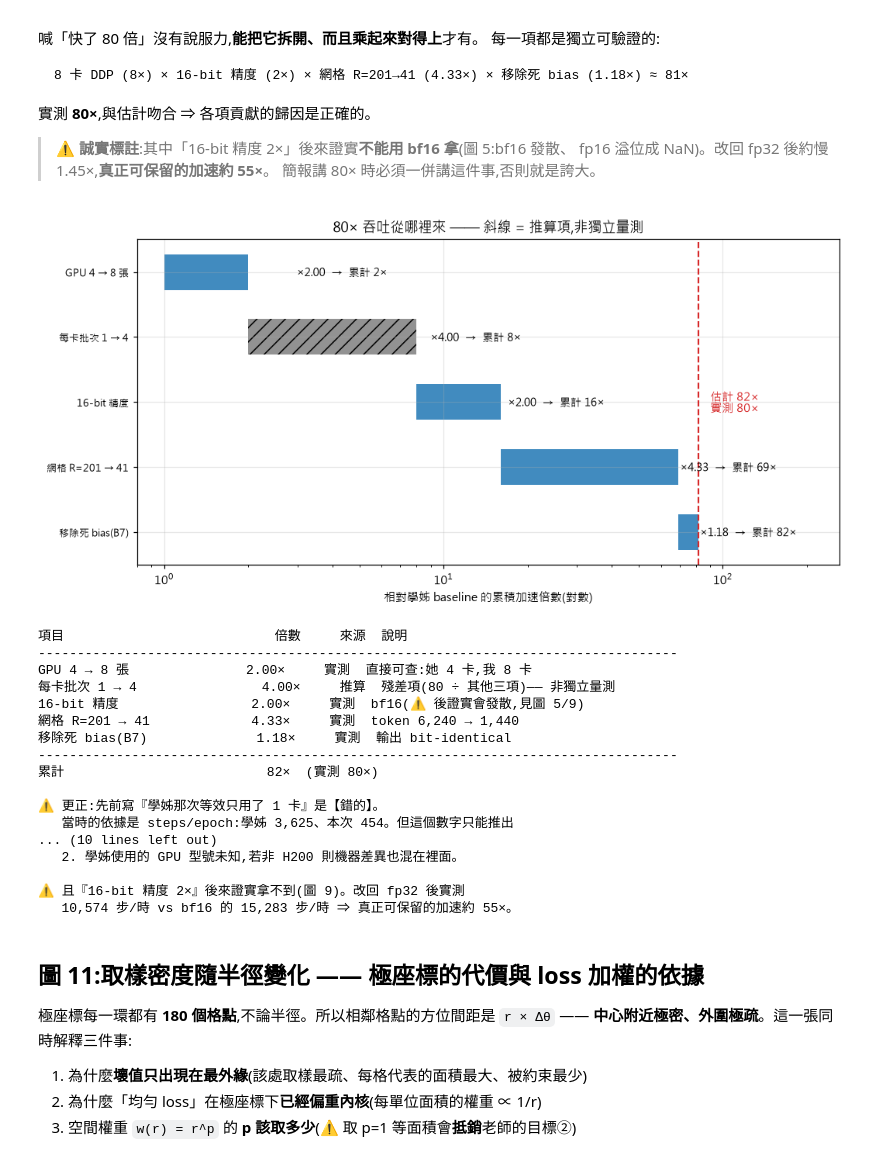
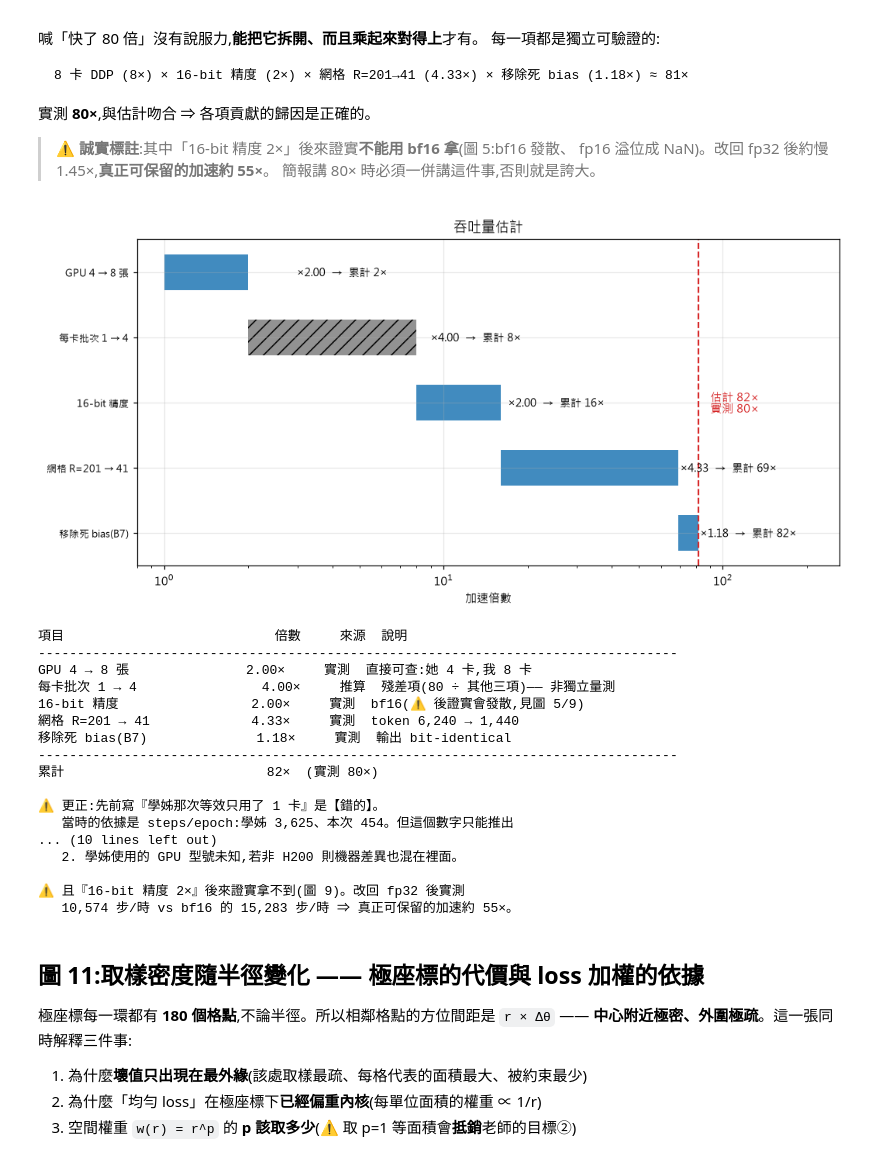
Before and after one commit to Payne721401/LLAT_polar, a Jupyter notebook: analysis/training_analysis.ipynb, the cells around one changed output. Drawn from its saved outputs; the diff is of its cells as text; code cells hidden in the pictures.

```diff
--- a/analysis/training_analysis.ipynb
+++ b/analysis/training_analysis.ipynb
@@ -772,9 +772,9 @@ Font 'default' does not have a glyph for '\u2212' [U+2212], substituting with a
 import math
 
 # (名稱, 徑向格數, 方位格數, patch_r, patch_θ, 顏色)
-GRIDS = [("原版笛卡兒\n81×81, Δ 0.25°", 81, 81, 4, 4, "tab:blue"),
-         ("學姊極座標\nR=201 (Δr 0.05°), Θ=180", 201, 180, 8, 6, "tab:purple"),
-         ("本次極座標\nR=41 (Δr 0.25°), Θ=180", 41, 180, 8, 6, "tab:red")]
+GRIDS = [("笛卡兒\n81×81, Δ 0.25°", 81, 81, 4, 4, "tab:blue"),
+         ("R=201 (Δr 0.05°), Θ=180", 201, 180, 8, 6, "tab:purple"),
+         ("R=41 (Δr 0.25°), Θ=180", 41, 180, 8, 6, "tab:red")]
 NZ = 8                                    # 垂直方向的 token 數(三者相同)
 
 fig, ax = plt.subplots(1, 3, figsize=(14, 5.2))
@@ -1011,41 +1010,41 @@ for yy, l, w, f in zip(y, lefts, widths, [s[1] for s in STEPS[1:]]):
             va="center", fontsize=9)
 ax.set_yticks(y); ax.set_yticklabels(labels, fontsize=8.5)
 ax.set_xscale("log"); ax.set_xlim(0.8, cum * 3.2)
-ax.set_xlabel("相對學姊 baseline 的累積加速倍數(對數)")
-ax.set_title("80× 吞吐從哪裡來 —— 斜線 = 推算項,非獨立量測")
+ax.set_xlabel("加速倍數")
+ax.set_title("吞吐量估計")
 ax.axvline(cum, c="tab:red", ls="--", lw=1.4)
 ax.annotate("估計 %.0f×\n實測 80×" % cum, (cum, y.mean()),
             xytext=(10, 0), textcoords="offset points",
             fontsize=9.5, color="tab:red", va="center")
 plt.tight_layout()
 plt.show()
 
 
 print("%-22s %8s %6s  %s" % ("項目", "倍數", "來源", "說明"))
 print("-" * 82)
 acc = 1.0
 for name, f, note, sd in STEPS[1:]:
     acc *= f
     print("%-22s %7.2f× %6s  %s" % (name.replace("\n", " "), f,
                                     "實測" if sd else "推算", note or ""))
 print("-" * 82)
 print("%-22s %7.0f×  (實測 80×)" % ("累計", acc))
 
 print("\n⚠️ 更正:先前寫『學姊那次等效只用了 1 卡』是【錯的】。")
 print("   當時的依據是 steps/epoch:學姊 3,625、本次 454。但這個數字只能推出")
 print("       等效批次 = 14,528 / 3,625 ≈ 4")
 print("   而『4 卡 × 每卡批次 1』和『1 卡 × 批次 4』會給出【完全相同】的 4,")
 print("   steps/epoch 無法區分兩者。學姊本人說明是 4 卡,且其 config 的")
 print("   batch_size = 1 ⇒ 4 × 1 = 4,【DDP 是正常運作的】。")
 print("\n   所以 GPU 張數只貢獻 2×(4→8),另外的 4× 來自每卡批次 1→4")
 print("   (批次 1 會讓 H200 嚴重閒置)。兩者相乘仍是 8×,總數不變,但歸因不同。")
 print("\n⚠️ 另外兩點限制:")
 print("   1.『每卡批次 4×』是用總數回推的殘差,不是獨立量測(圖中以斜線標示)。")
 print("   2. 學姊使用的 GPU 型號未知,若非 H200 則機器差異也混在裡面。")
 print("\n⚠️ 且『16-bit 精度 2×』後來證實拿不到(圖 9)。改回 fp32 後實測")
 print("   10,574 步/時 vs bf16 的 15,283 步/時 ⇒ 真正可保留的加速約 55×。")
 # %% [output]
-[figure, old version]
+[figure, new version]
 項目                           倍數     來源  說明
 ----------------------------------------------------------------------------------
 GPU 4 → 8 張               2.00×     實測  直接可查:她 4 卡,我 8 卡
```
Also changed, not shown: parts of 3 cells of this notebook, 1 other file.
